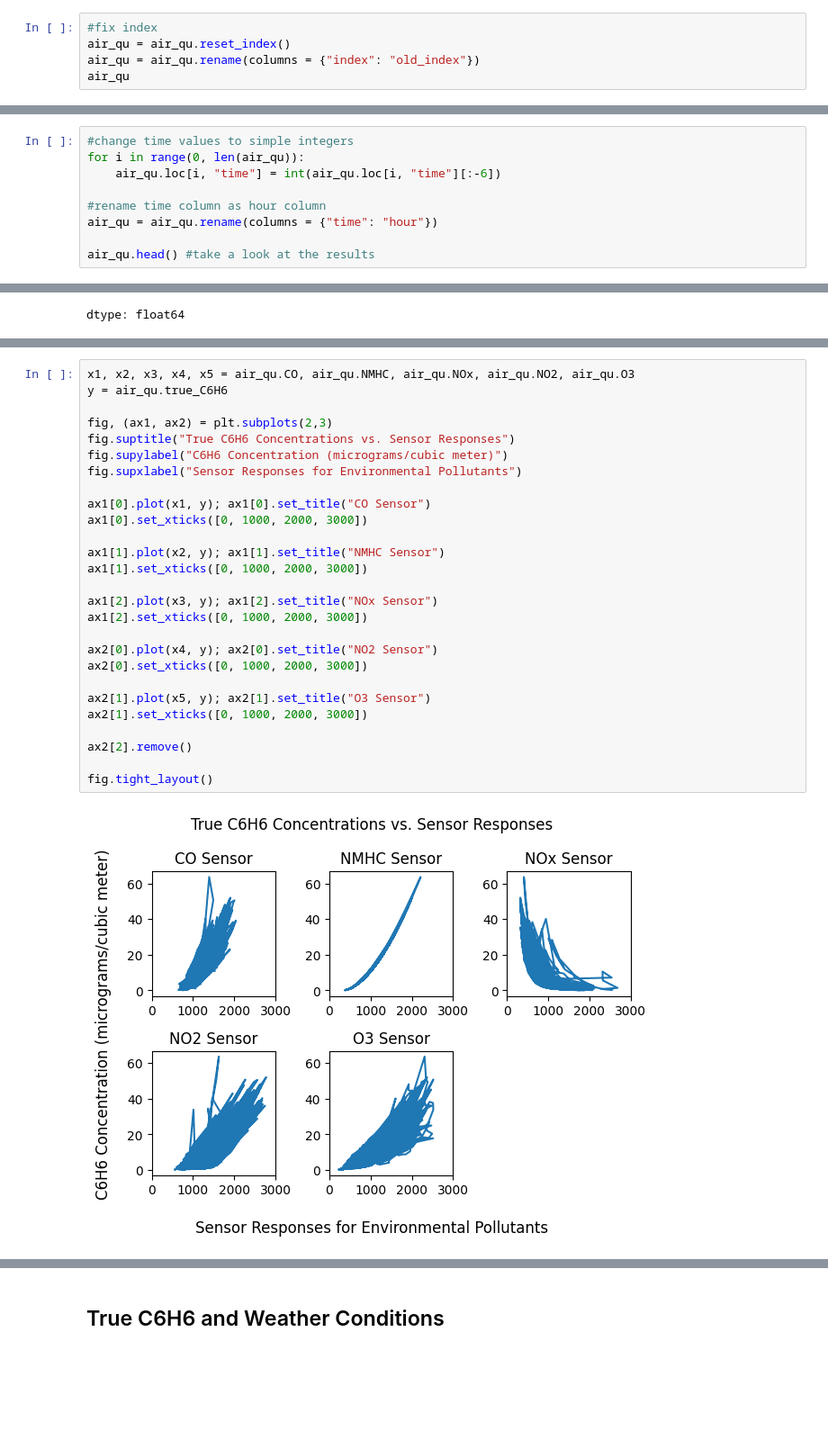
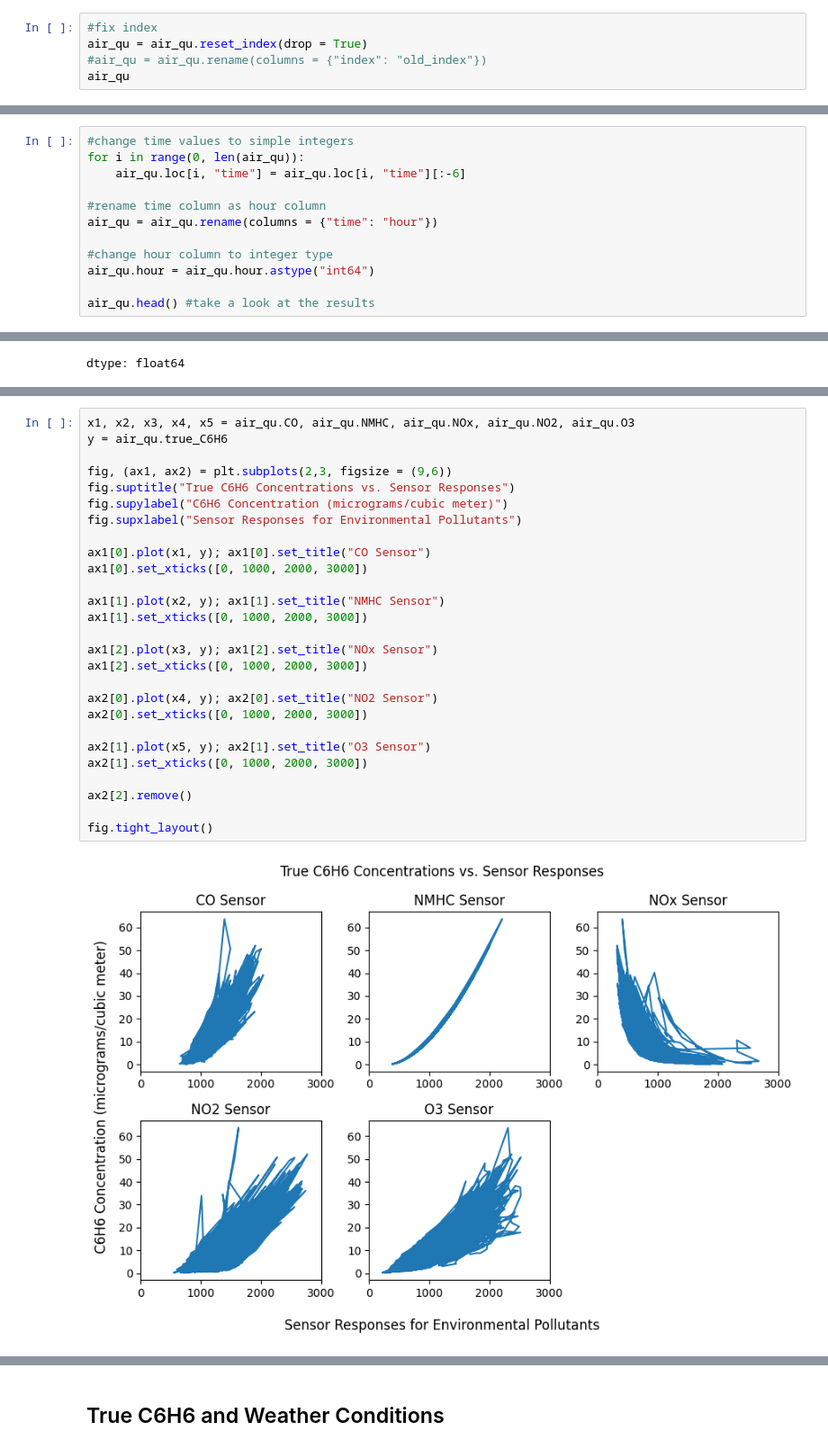
Before and after one commit to Alex-Devoid/ST-554-Project1, a Jupyter notebook: Task2/Task2.ipynb, the cells around one changed output, grey strips where cells are left out. Shown at 90% size. Drawn from its saved outputs; the diff is of its cells as text; blank space fills up the shorter version.

```diff
--- a/Task2/Task2.ipynb
+++ b/Task2/Task2.ipynb
@@ -220,7 +221,7 @@ dtype: int64
 Rows with missing values have been removed. Now let's reset the index.
 # %%
 #fix index
-air_qu = air_qu.reset_index()
-air_qu = air_qu.rename(columns = {"index": "old_index"})
+air_qu = air_qu.reset_index(drop = True)
+#air_qu = air_qu.rename(columns = {"index": "old_index"})
 air_qu
 # %% [output]
@@ -266,10 +267,13 @@ Change the values in the time column to simple integers. Rename the time column
 # %%
 #change time values to simple integers
 for i in range(0, len(air_qu)):
-    air_qu.loc[i, "time"] = int(air_qu.loc[i, "time"][:-6])
+    air_qu.loc[i, "time"] = air_qu.loc[i, "time"][:-6]
 
 #rename time column as hour column
 air_qu = air_qu.rename(columns = {"time": "hour"})
 
+#change hour column to integer type
+air_qu.hour = air_qu.hour.astype("int64")
+
 air_qu.head() #take a look at the results
 # %% [output]
@@ -415,29 +463,29 @@ dtype: float64
 # %%
 x1, x2, x3, x4, x5 = air_qu.CO, air_qu.NMHC, air_qu.NOx, air_qu.NO2, air_qu.O3
 y = air_qu.true_C6H6
 
-fig, (ax1, ax2) = plt.subplots(2,3)
+fig, (ax1, ax2) = plt.subplots(2,3, figsize = (9,6))
 fig.suptitle("True C6H6 Concentrations vs. Sensor Responses")
 fig.supylabel("C6H6 Concentration (micrograms/cubic meter)")
 fig.supxlabel("Sensor Responses for Environmental Pollutants")
 
 ax1[0].plot(x1, y); ax1[0].set_title("CO Sensor")
 ax1[0].set_xticks([0, 1000, 2000, 3000])
 
 ax1[1].plot(x2, y); ax1[1].set_title("NMHC Sensor")
 ax1[1].set_xticks([0, 1000, 2000, 3000])
 
 ax1[2].plot(x3, y); ax1[2].set_title("NOx Sensor")
 ax1[2].set_xticks([0, 1000, 2000, 3000])
 
 ax2[0].plot(x4, y); ax2[0].set_title("NO2 Sensor")
 ax2[0].set_xticks([0, 1000, 2000, 3000])
 
 ax2[1].plot(x5, y); ax2[1].set_title("O3 Sensor")
 ax2[1].set_xticks([0, 1000, 2000, 3000])
 
 ax2[2].remove()
 
 fig.tight_layout()
 # %% [output]
-[figure, old version]
+[figure, new version]
```
Also changed, not shown: parts of 40 cells of this notebook.
